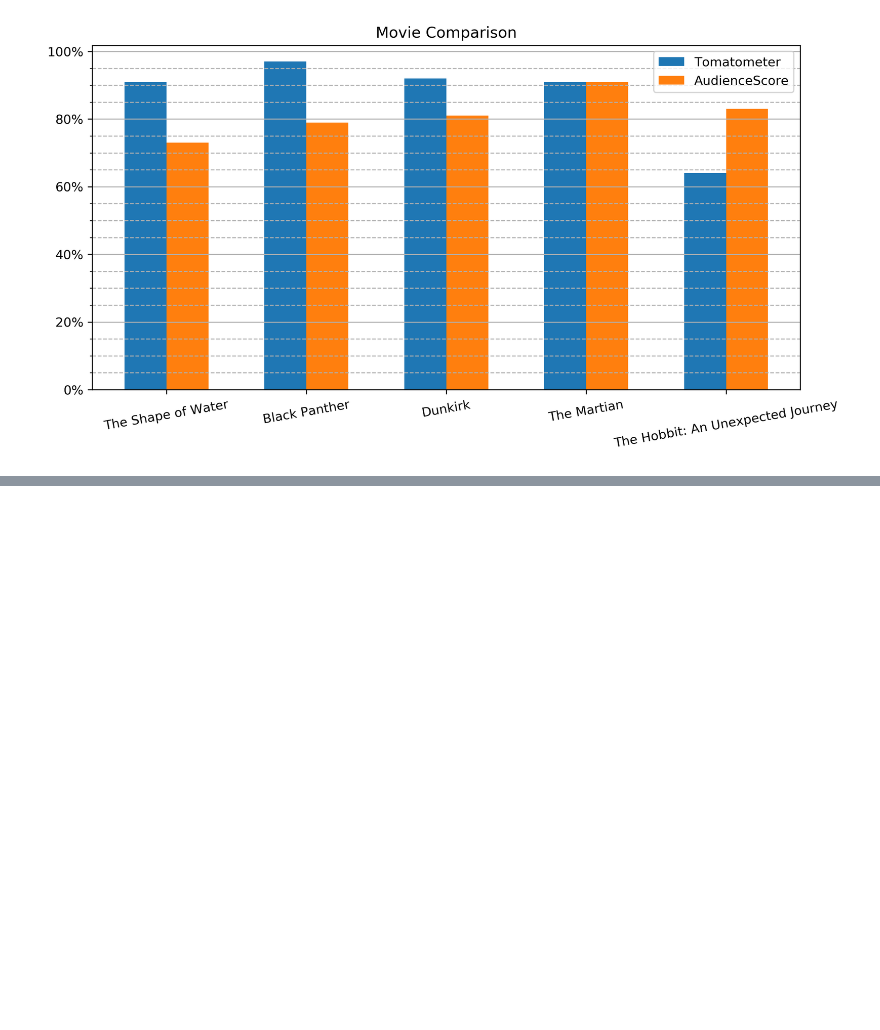
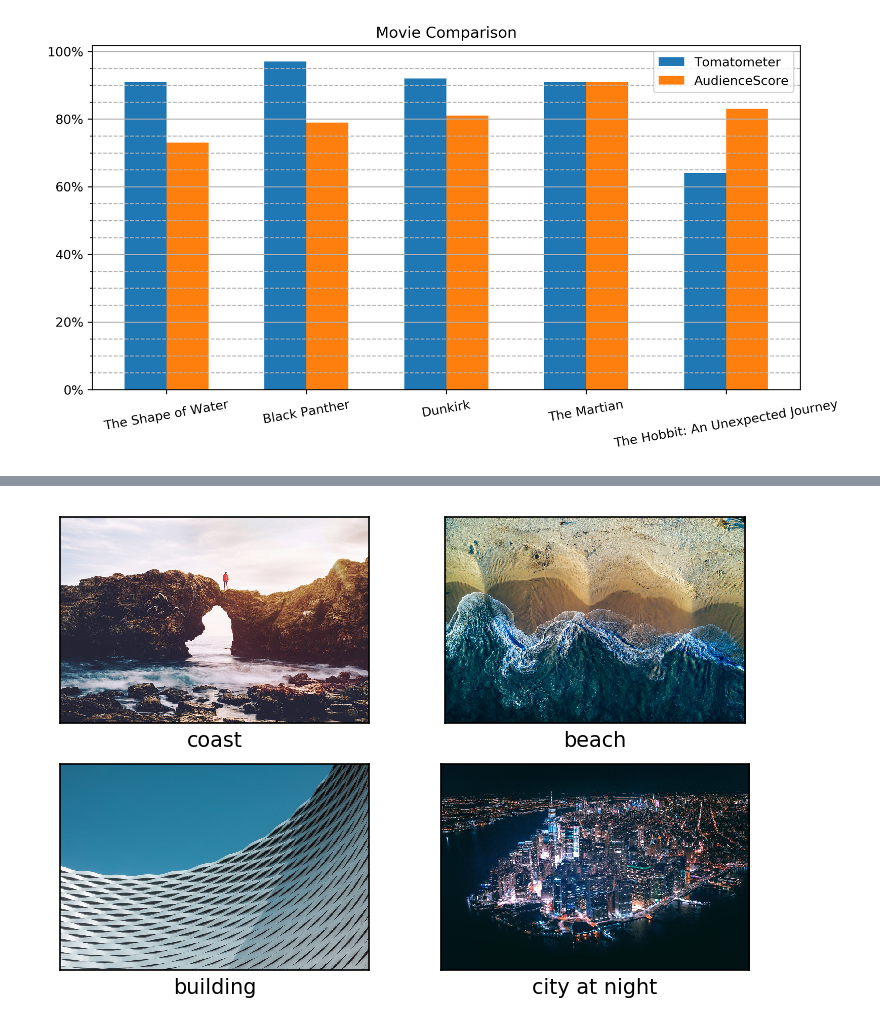
Before and after one commit to Desae/Data-Visualization, a Jupyter notebook: Matplotlib.ipynb, the cells around one changed output, grey strips where cells are left out. Saved outputs shown, nothing was run; the diff lists cells and outputs as text; code cells hidden in the pictures; blank space fills up the shorter version.

Commit message:
Added plotting images in Matplotlib

```diff
--- a/Matplotlib.ipynb
+++ b/Matplotlib.ipynb
@@ -263,0 +283,4 @@ plt.legend()
+# %%
+# Load images
+img_filenames = sorted(os.listdir('./datasets/imgs/'))
+imgs = [mpimg.imread(os.path.join('./datasets/imgs/', img_filename)) for img_filename in img_filenames]
@@ -263,0 +311,18 @@ plt.legend()
+# %%
+# visualizing images in 2X2 image grid
+fig, axes = plt.subplots(2,2)
+fig.figsize= (6,6)
+fig.dpi = 150
+axes = axes.ravel()
+
+# specify labels
+labels = ['coast','beach','building','city at night']
+
+# plot images
+for i in range(len(imgs)):
+    axes[i].imshow(imgs[i])
+    axes[i].set_xticks([])
+    axes[i].set_yticks([])
+    axes[i].set_xlabel(labels[i])
+# %% [output]
+[figure, added]
```
Also changed, not shown: parts of 15 cells of this notebook, 4 other files.
